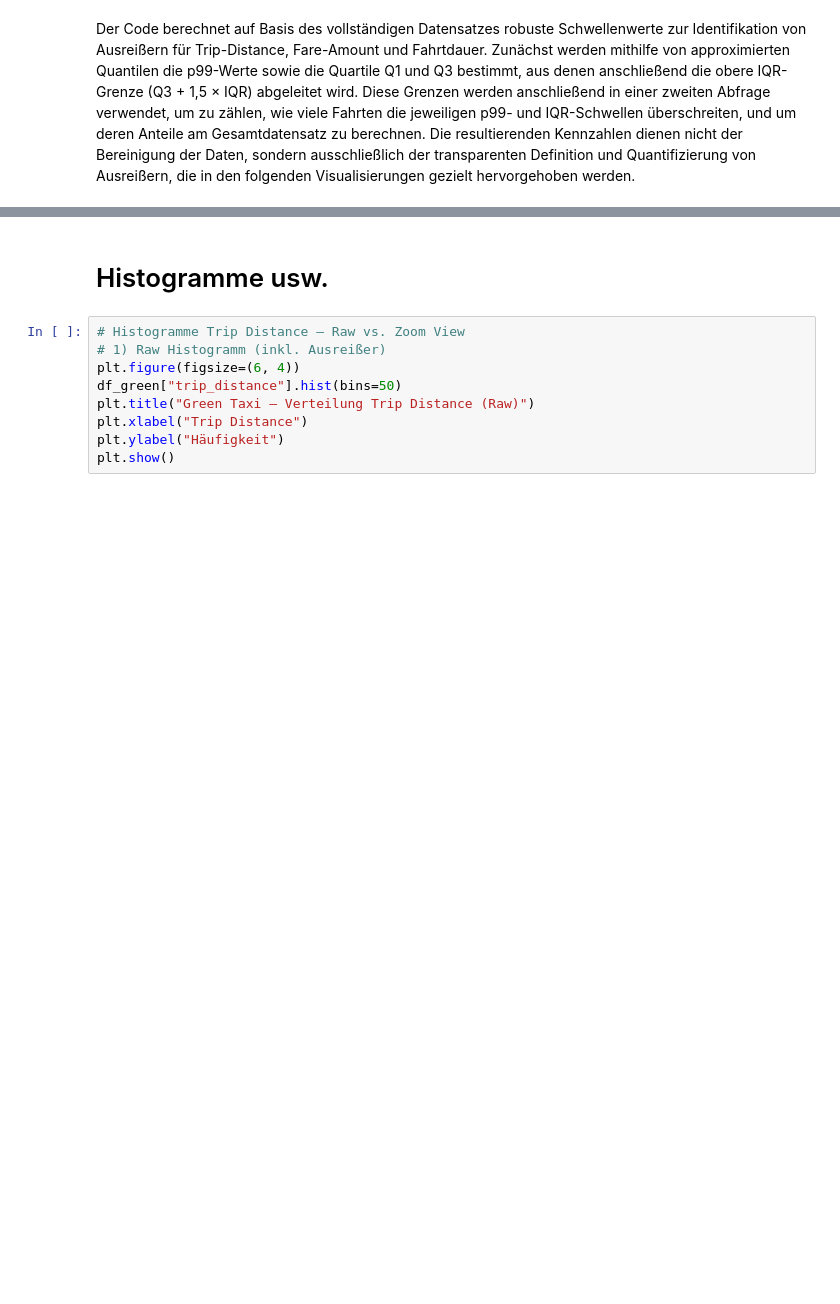
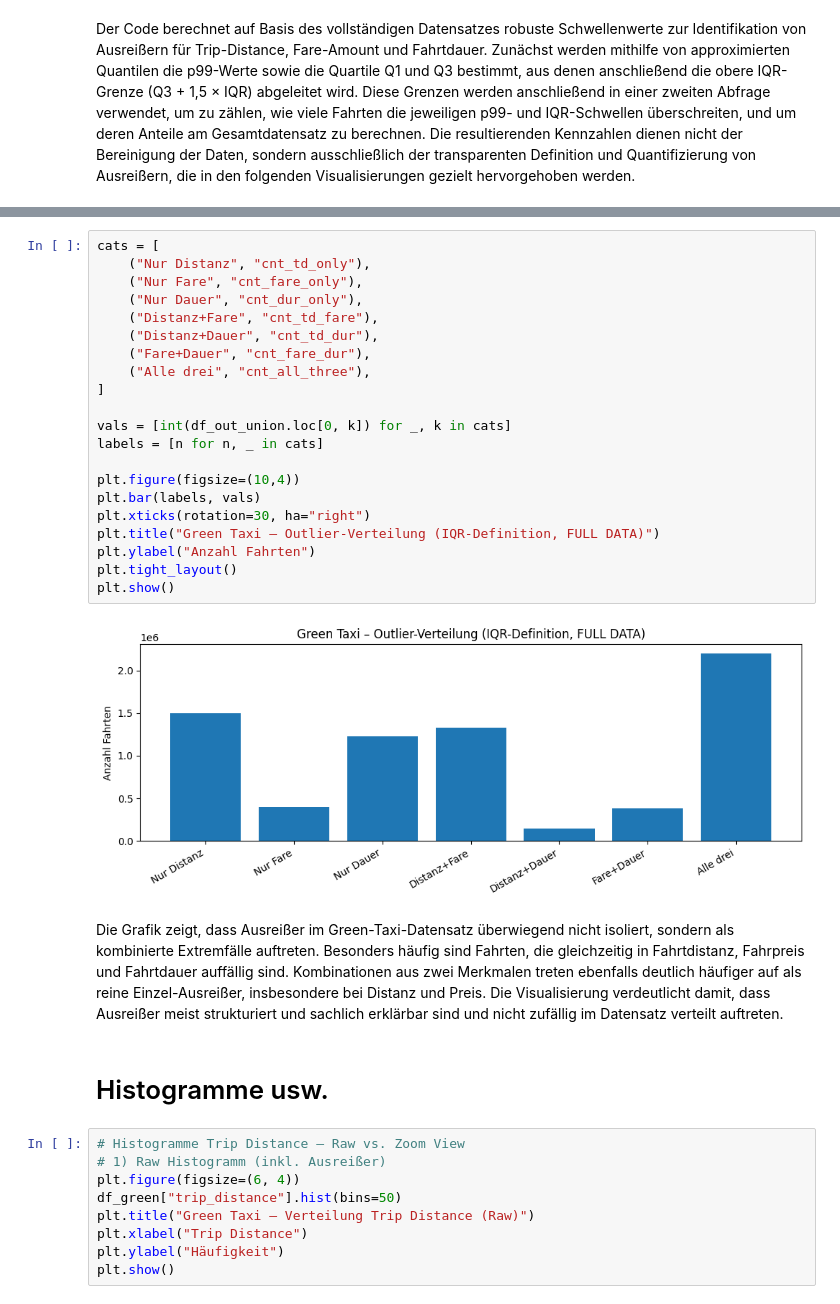
Before and after one commit to laniaker/bi_project_task2, a Jupyter notebook: notebooks_exploration/exploration_green.ipynb, the cells around one changed output, grey strips where cells are left out. Saved outputs shown, nothing was run; the diff lists cells and outputs as text; blank space fills up the shorter version.

Commit message:
Ausreißer noch klarer definiert

```diff
--- a/notebooks_exploration/exploration_green.ipynb
+++ b/notebooks_exploration/exploration_green.ipynb
@@ -939,3 +1304,28 @@ Der Code berechnet auf Basis des vollständigen Datensatzes robuste Schwellenwer
+# %%
+cats = [
+    ("Nur Distanz", "cnt_td_only"),
+    ("Nur Fare", "cnt_fare_only"),
+    ("Nur Dauer", "cnt_dur_only"),
+    ("Distanz+Fare", "cnt_td_fare"),
+    ("Distanz+Dauer", "cnt_td_dur"),
+    ("Fare+Dauer", "cnt_fare_dur"),
+    ("Alle drei", "cnt_all_three"),
+]
+
+vals = [int(df_out_union.loc[0, k]) for _, k in cats]
+labels = [n for n, _ in cats]
+
+plt.figure(figsize=(10,4))
+plt.bar(labels, vals)
+plt.xticks(rotation=30, ha="right")
+plt.title("Green Taxi – Outlier-Verteilung (IQR-Definition, FULL DATA)")
+plt.ylabel("Anzahl Fahrten")
+plt.tight_layout()
+plt.show()
+# %% [output]
+[figure, added]
+# %% [markdown]
+Die Grafik zeigt, dass Ausreißer im Green-Taxi-Datensatz überwiegend nicht isoliert, sondern als kombinierte Extremfälle auftreten. Besonders häufig sind Fahrten, die gleichzeitig in Fahrtdistanz, Fahrpreis und Fahrtdauer auffällig sind. Kombinationen aus zwei Merkmalen treten ebenfalls deutlich häufiger auf als reine Einzel-Ausreißer, insbesondere bei Distanz und Preis. Die Visualisierung verdeutlicht damit, dass Ausreißer meist strukturiert und sachlich erklärbar sind und nicht zufällig im Datensatz verteilt auftreten.
 # %% [markdown]
 # Histogramme usw.
 # %%
```
Also changed, not shown: parts of 57 cells of this notebook.
